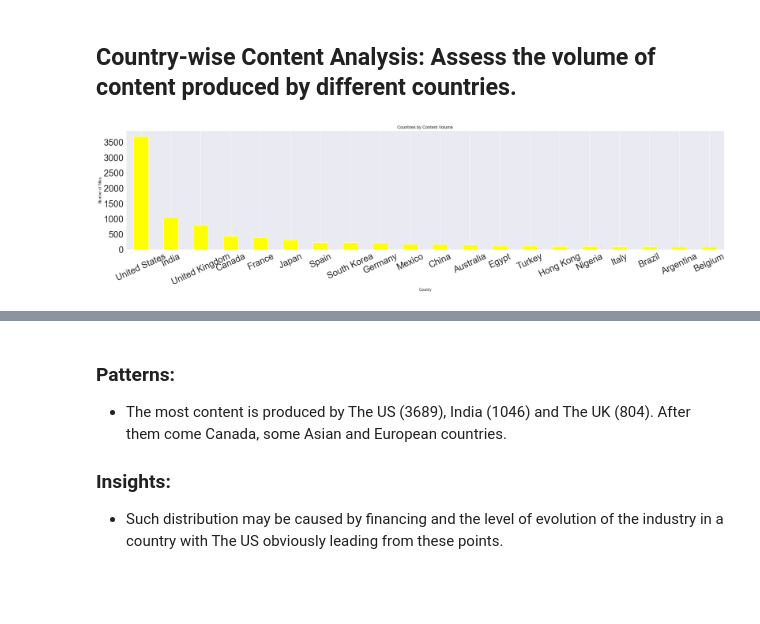
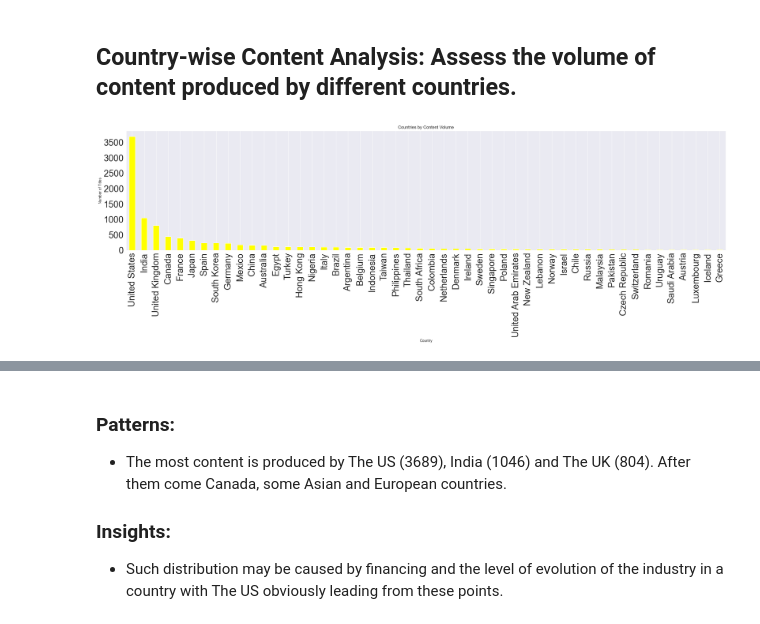
Before and after one commit to akharchenko23/final-project-akharchenko23-main, a Jupyter notebook: final-project-akharchenko23-main/notebook.ipynb, the cells around one changed output, grey strips where cells are left out. Drawn from its saved outputs; the diff is of its cells as text; code cells hidden in the pictures; blank space fills up the shorter version.

```diff
--- a/final-project-akharchenko23-main/notebook.ipynb
+++ b/final-project-akharchenko23-main/notebook.ipynb
@@ -583,33 +659,33 @@ Name: count, dtype: int64
 # %%
 import pandas as pd
 import matplotlib.pyplot as plt
 
-number_of_countries = 20
+number_of_countries = 50
 
 # Load the dataset
 netflix_df = pd.read_csv("netflix_dataset.csv")
 
 # Split the 'country' column by ',' and create a list of countries for each row
 netflix_df['country_list'] = netflix_df['country'].str.split(', ')
 
 # Create a list of all countries
 all_countries = [country for sublist in netflix_df['country_list'].dropna() for country in sublist]
 
 # Count the occurrences of each country
 country_counts = pd.Series(all_countries).value_counts()
 
 # Visualize the distribution of content by country
 plt.figure(figsize=(30, 6))
 country_counts[:number_of_countries].plot(kind='bar', color='yellow')
 plt.title('Countries by Content Volume')
 plt.xlabel('Country')
 plt.ylabel('Number of Titles')
 plt.yticks(fontsize=25)
-plt.xticks(rotation=25, fontsize=25)  # Set font size for x-axis labels
+plt.xticks(rotation=90, fontsize=25)  # Set font size for x-axis labels
 plt.grid(axis='y')
 plt.show()
 
 print("Top", number_of_countries, "Countries by Content Volume:")
 print(country_counts[:number_of_countries])
 # %% [output]
-[figure, old version]
+[figure, new version]
```
Also changed, not shown: parts of 21 cells of this notebook, 7 other files.
